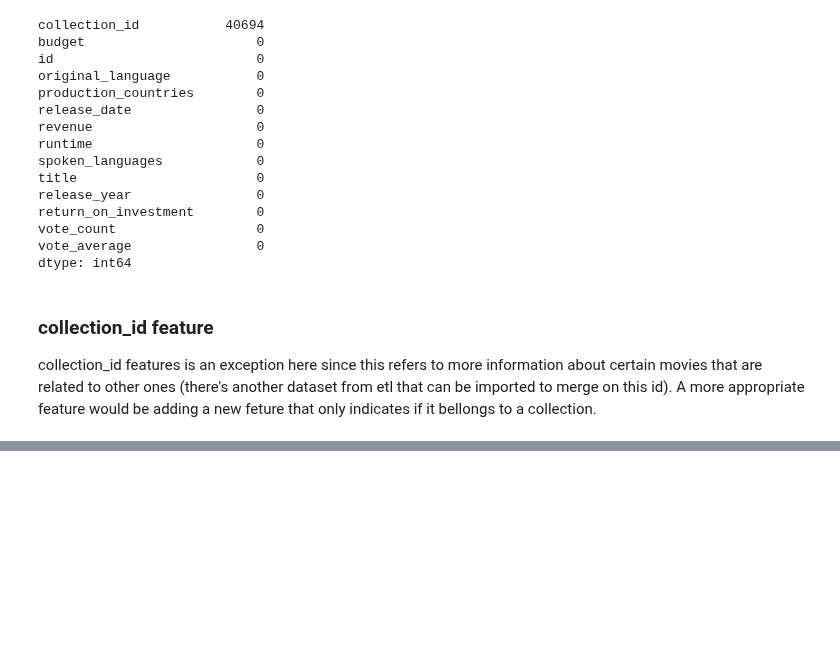
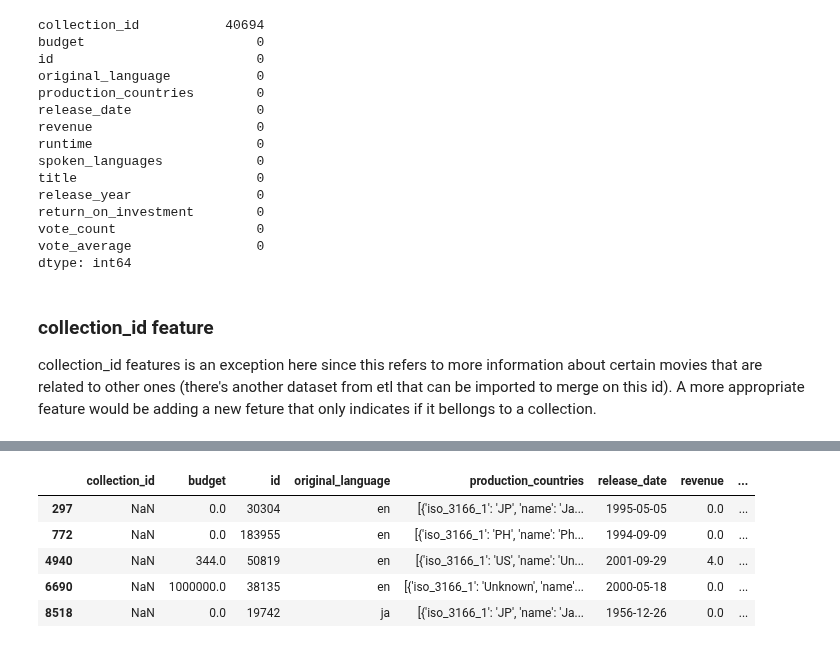
Before and after one commit to someonefrom93/PI_JUL, a Jupyter notebook: eda.ipynb, the cells around one changed output, grey strips where cells are left out. Cells and saved outputs as stored; diff of their text form; code cells hidden in the pictures; blank space fills up the shorter version.

```diff
--- a/eda.ipynb
+++ b/eda.ipynb
@@ -106,0 +194,15 @@ I would like to know how predominant the language english is in the movies. Parh
+# %%
+movies_df.loc[tl_language_mask,"spoken_languages"] =  (movies_df.loc[tl_language_mask, "spoken_languages"]
+                                    .apply(lambda languages: [
+                                        {"iso_639_1": language["iso_639_1"], "name" : "Tagolog" if language["iso_639_1"] == "tl" else language["name"]}
+                                        for language in languages]))
+# %%
+# Lets check the result..
+movies_df[tl_language_mask].head()
+# %% [output]
+|  | collection_id | budget | id | original_language | production_countries | release_date | revenue | ... |
+| 297 | NaN | 0.0 | 30304 | en | [{'iso_3166_1': 'JP', 'name': 'Ja... | 1995-05-05 | 0.0 | ... |
+| 772 | NaN | 0.0 | 183955 | en | [{'iso_3166_1': 'PH', 'name': 'Ph... | 1994-09-09 | 0.0 | ... |
+| 4940 | NaN | 344.0 | 50819 | en | [{'iso_3166_1': 'US', 'name': 'Un... | 2001-09-29 | 4.0 | ... |
+| 6690 | NaN | 1000000.0 | 38135 | en | [{'iso_3166_1': 'Unknown', 'name'... | 2000-05-18 | 0.0 | ... |
+| 8518 | NaN | 0.0 | 19742 | ja | [{'iso_3166_1': 'JP', 'name': 'Ja... | 1956-12-26 | 0.0 | ... |
```
Also changed, not shown: parts of 21 cells of this notebook.
